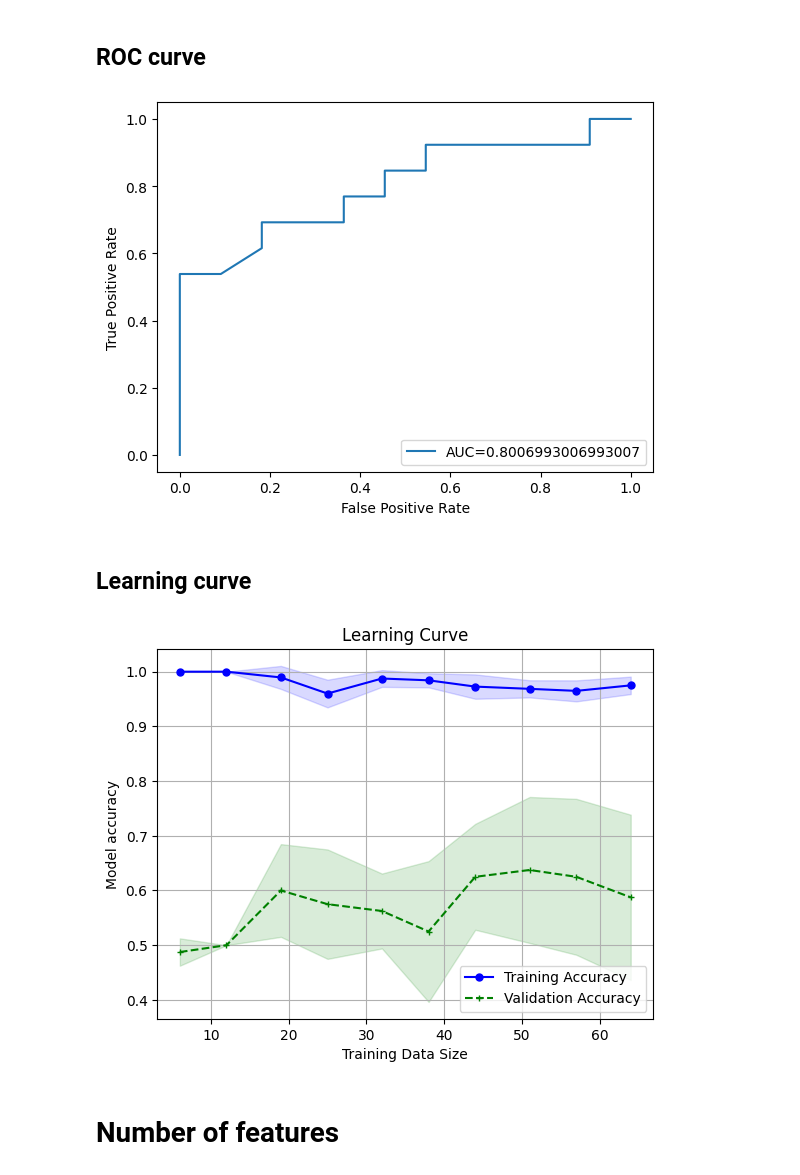
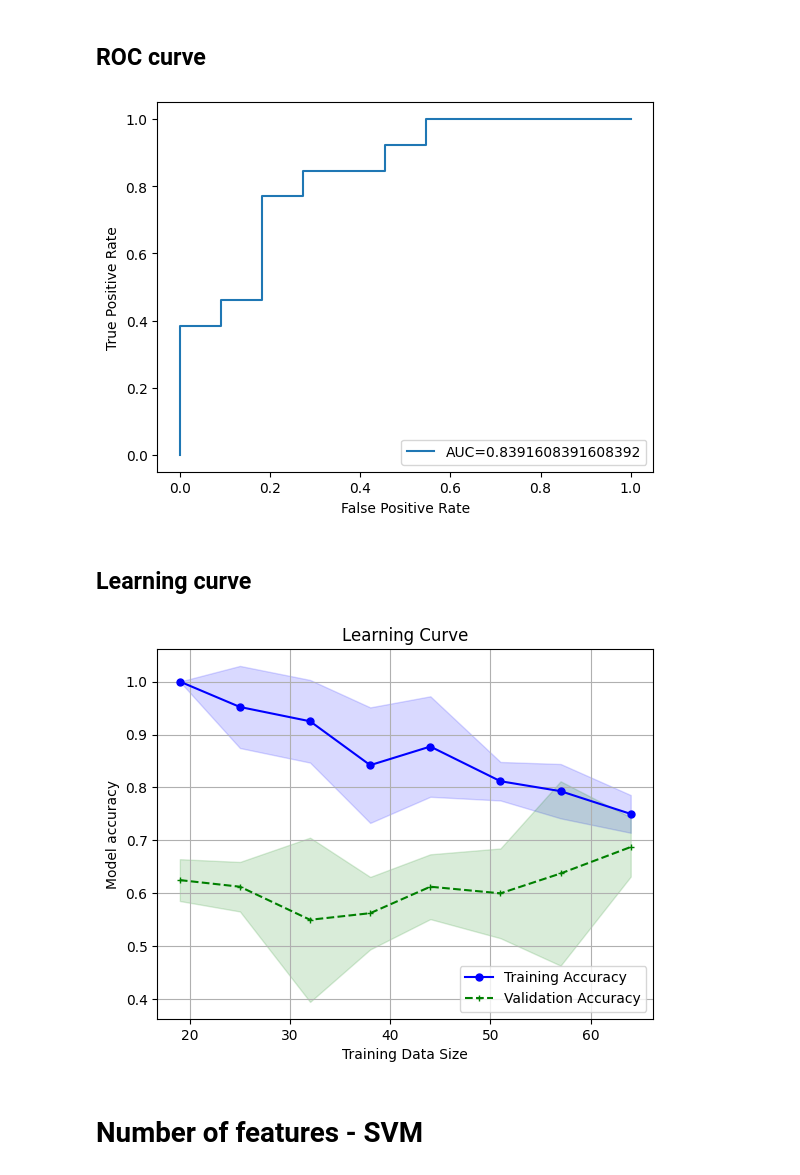
Before and after one commit to pfRijk/TM10007_ML_G1, a Jupyter notebook: assignment.ipynb, the cells around one changed output. Cells and saved outputs as stored; diff of their text form; code cells hidden in the pictures.

Commit message:
Creation of ensemble of SVM and LG

```diff
--- a/assignment.ipynb
+++ b/assignment.ipynb
@@ -273,0 +271,10 @@ Test ROC AUC Score: 0.7552447552447552
+# %%
+# ensemble of SVC and logistic regression classifiers
+eclf1 = VotingClassifier(estimators=[('lr', best_clf1), ('rf', best_clf2)], voting='soft')
+eclf1 = eclf1.fit(X_train, y_train)
+pred_rfc = eclf1.predict(X_valid)
+print('rfc', classification_report(y_valid, pred_rfc))
+print(confusion_matrix(y_valid, pred_rfc))
+print("Test Precision:",precision_score(eclf1.predict(X_valid), y_valid))
+print("Test Recall:",recall_score(eclf1.predict(X_valid), y_valid))
+print("Test ROC AUC Score:",roc_auc_score(eclf1.predict(X_valid), y_valid))
@@ -313,7 +335,7 @@ confusion matrix
 # %% [markdown]
 ## ROC curve
 # %%
-pred_rfc_prob = best_clf.predict_proba(X_valid)[:,1]
+pred_rfc_prob = eclf1.predict_proba(X_valid)[:,1]
 
 fpr, tpr, _ = metrics.roc_curve(y_valid, pred_rfc_prob)
 auc = metrics.roc_auc_score(y_valid, pred_rfc_prob)
@@ -324,41 +346,41 @@ plt.xlabel('False Positive Rate')
 plt.legend(loc=4)
 plt.show()
 # %% [output]
-[figure, old version]
+[figure, new version]
 # %% [markdown]
 ## Learning curve
 # %%
 TRAIN = pd.read_csv('TRAIN_set.csv', index_col=0)
 X_train = TRAIN.drop('label', axis=1)
 y_train = TRAIN['label']
 
 TRAIN['label'] = pd.cut(TRAIN['label'], bins = 2, labels=group_names)
 label_diag = LabelEncoder()
 TRAIN['label'] = label_diag.fit_transform(TRAIN['label'])
 
-train_sizes, train_scores, test_scores = learning_curve(estimator=pipe, X=X_train, y=y_train,
+train_sizes, train_scores, test_scores = learning_curve(estimator=eclf1, X=X_train, y=y_train,
                                                         cv=5, train_sizes=np.linspace(0.1, 1.0, 10),
                                                         n_jobs=1)
 
 train_mean = np.mean(train_scores, axis=1)
 train_std = np.std(train_scores, axis=1)
 test_mean = np.mean(test_scores, axis=1)
 test_std = np.std(test_scores, axis=1)
 
 plt.plot(train_sizes, train_mean, color='blue', marker='o', markersize=5, label='Training Accuracy')
 plt.fill_between(train_sizes, train_mean + train_std, train_mean - train_std, alpha=0.15, color='blue')
 plt.plot(train_sizes, test_mean, color='green', marker='+', markersize=5, linestyle='--', label='Validation Accuracy')
 plt.fill_between(train_sizes, test_mean + test_std, test_mean - test_std, alpha=0.15, color='green')
 plt.title('Learning Curve')
 plt.xlabel('Training Data Size')
 plt.ylabel('Model accuracy')
 plt.grid()
 plt.legend(loc='lower right')
 plt.show()
 # %% [output]
-[figure, old version]
+[figure, new version]
 # %% [markdown]
-# Number of features
+# Number of features - SVM
 # %%
 pipe = Pipeline([
     ('scaling', StandardScaler()),
```
Also changed, not shown: parts of 10 cells of this notebook.
